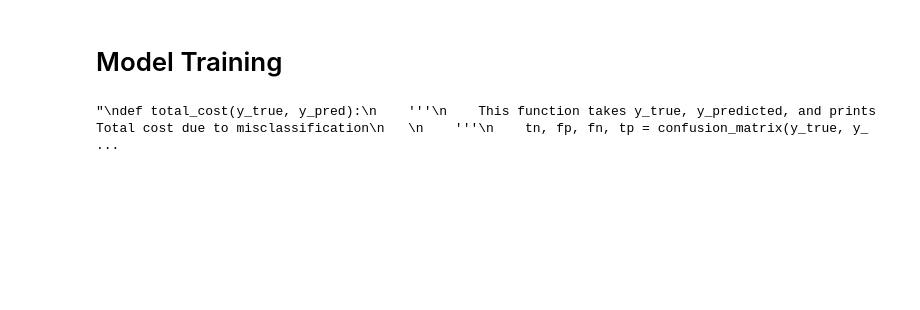
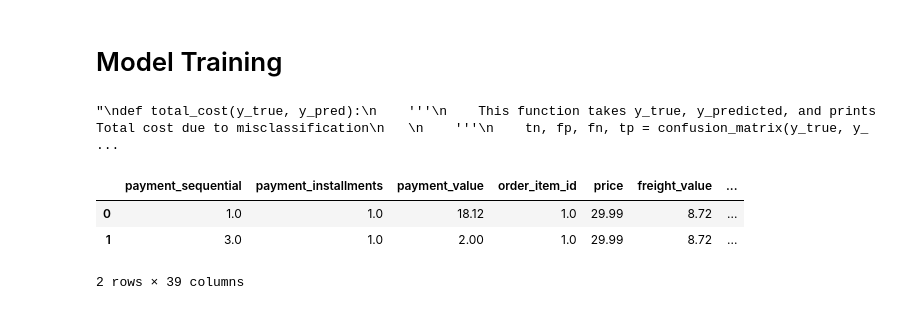
Before and after one commit to imailpradeep/End2End, a Jupyter notebook: dataset_EDA_FE.ipynb, the cells around one changed output. Cells and saved outputs as stored; diff of their text form; code cells hidden in the pictures; blank space fills up the shorter version.

```diff
--- a/dataset_EDA_FE.ipynb
+++ b/dataset_EDA_FE.ipynb
@@ -477,3 +504,14 @@ def evaluate_models(X, y, models):
 # Splitting X and y for all Experiments
 X= final_df2.drop('review_score', axis=1)
 y = final_df2['review_score']
+# %%
+# list of categorical features
+cat_features = [col for col in X.columns if X[col].dtype == "object"]
+num_features = [col for col in X.columns if X[col].dtype in ['int64', 'float64']]
+X_num = final_df2[num_features]
+X_num.head(2)
+# %% [output]
+|  | payment_sequential | payment_installments | payment_value | order_item_id | price | freight_value | ... |
+| 0 | 1.0 | 1.0 | 18.12 | 1.0 | 29.99 | 8.72 | ... |
+| 1 | 3.0 | 1.0 | 2.00 | 1.0 | 29.99 | 8.72 | ... |
+2 rows × 39 columns
```
Also changed, not shown: parts of 21 cells of this notebook.
